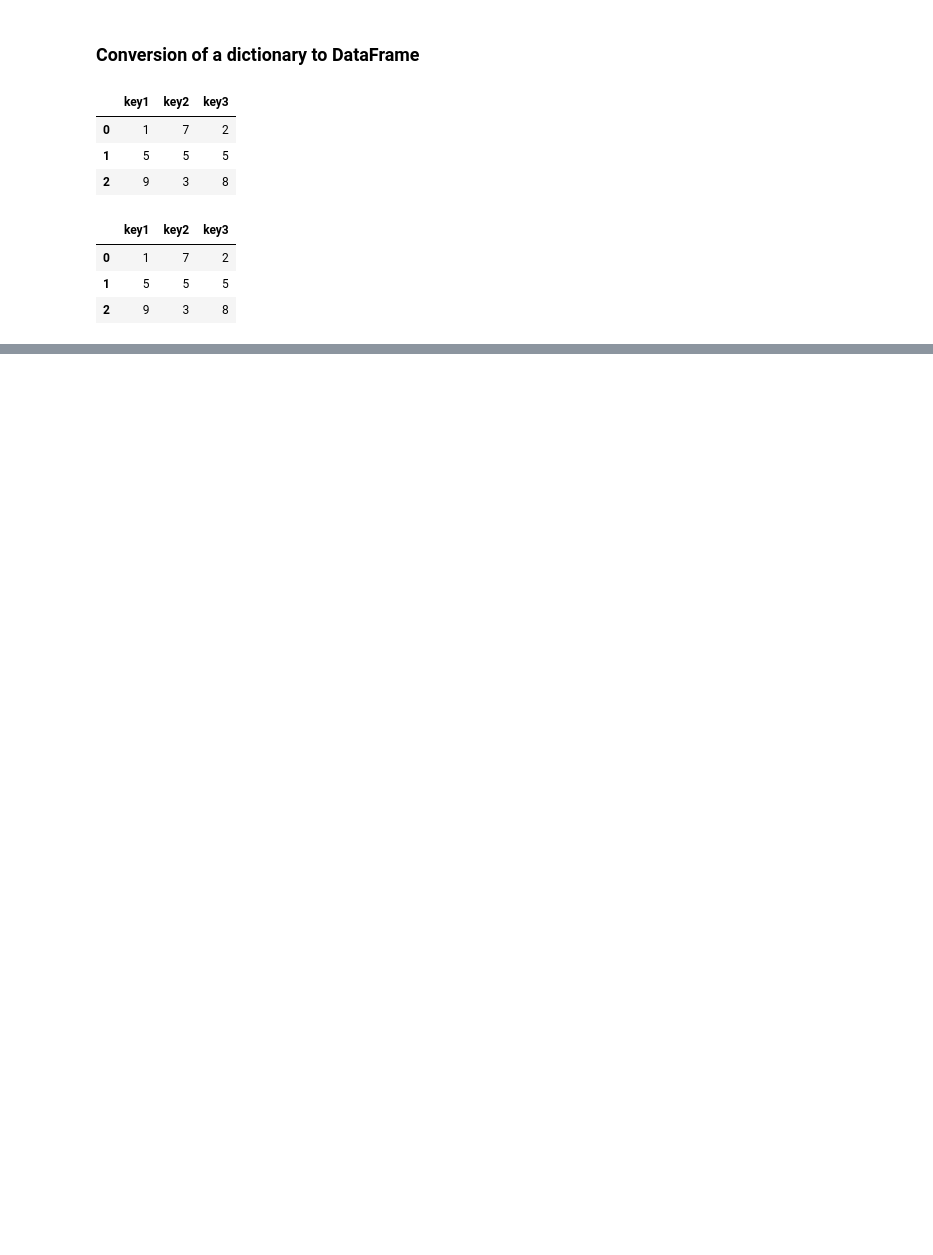
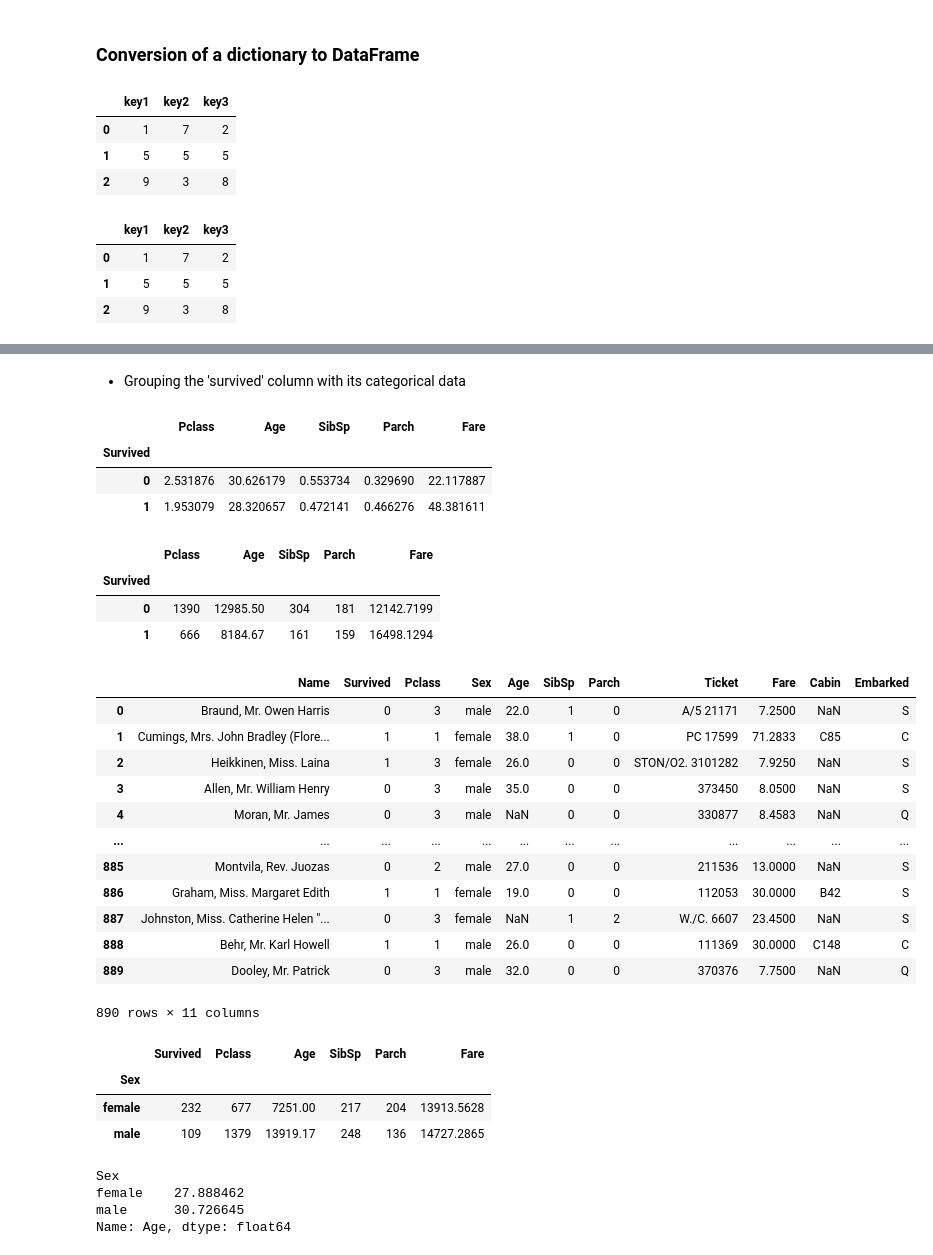
Before and after one commit to Gaurabh007/Python_Programming, a Jupyter notebook: Pandas/03_Pandas.ipynb, the cells around one changed output, grey strips where cells are left out. Cells and saved outputs as stored; diff of their text form; code cells hidden in the pictures; blank space fills up the shorter version.

```diff
--- a/Pandas/03_Pandas.ipynb
+++ b/Pandas/03_Pandas.ipynb
@@ -257,0 +334,50 @@ pd.DataFrame(d1)
+# %% [markdown]
+* Grouping the 'survived' column with its categorical data
+# %%
+# Split the data based on survived and death
+df.groupby('Survived').mean()
+# %% [output]
+|  | Pclass | Age | SibSp | Parch | Fare |
+| Survived |  |  |  |  |  |
+| 0 | 2.531876 | 30.626179 | 0.553734 | 0.329690 | 22.117887 |
+| 1 | 1.953079 | 28.320657 | 0.472141 | 0.466276 | 48.381611 |
+# %%
+# Total fare paid by those ppl who have died and who have survived
+df.groupby('Survived').sum()
+# %% [output]
+|  | Pclass | Age | SibSp | Parch | Fare |
+| Survived |  |  |  |  |  |
+| 0 | 1390 | 12985.50 | 304 | 181 | 12142.7199 |
+| 1 | 666 | 8184.67 | 161 | 159 | 16498.1294 |
+# %%
+df
+# %% [output]
+|  | Name | Survived | Pclass | Sex | Age | SibSp | Parch | Ticket | Fare | Cabin | Embarked |
+| 0 | Braund, Mr. Owen Harris | 0 | 3 | male | 22.0 | 1 | 0 | A/5 21171 | 7.2500 | NaN | S |
+| 1 | Cumings, Mrs. John Bradley (Flore... | 1 | 1 | female | 38.0 | 1 | 0 | PC 17599 | 71.2833 | C85 | C |
+| 2 | Heikkinen, Miss. Laina | 1 | 3 | female | 26.0 | 0 | 0 | STON/O2. 3101282 | 7.9250 | NaN | S |
+| 3 | Allen, Mr. William Henry | 0 | 3 | male | 35.0 | 0 | 0 | 373450 | 8.0500 | NaN | S |
+| 4 | Moran, Mr. James | 0 | 3 | male | NaN | 0 | 0 | 330877 | 8.4583 | NaN | Q |
+| ... | ... | ... | ... | ... | ... | ... | ... | ... | ... | ... | ... |
+| 885 | Montvila, Rev. Juozas | 0 | 2 | male | 27.0 | 0 | 0 | 211536 | 13.0000 | NaN | S |
+| 886 | Graham, Miss. Margaret Edith | 1 | 1 | female | 19.0 | 0 | 0 | 112053 | 30.0000 | B42 | S |
+| 887 | Johnston, Miss. Catherine Helen "... | 0 | 3 | female | NaN | 1 | 2 | W./C. 6607 | 23.4500 | NaN | S |
+| 888 | Behr, Mr. Karl Howell | 1 | 1 | male | 26.0 | 0 | 0 | 111369 | 30.0000 | C148 | C |
+| 889 | Dooley, Mr. Patrick | 0 | 3 | male | 32.0 | 0 | 0 | 370376 | 7.7500 | NaN | Q |
+890 rows × 11 columns
+# %%
+# Grouping based on Sex
+df.groupby('Sex').sum()
+# %% [output]
+|  | Survived | Pclass | Age | SibSp | Parch | Fare |
+| Sex |  |  |  |  |  |  |
+| female | 232 | 677 | 7251.00 | 217 | 204 | 13913.5628 |
+| male | 109 | 1379 | 13919.17 | 248 | 136 | 14727.2865 |
+# %%
+# Average age of male and female
+df.groupby('Sex').mean()['Age']
+# %% [output]
+Sex
+female    27.888462
+male      30.726645
+Name: Age, dtype: float64
```
Also changed, not shown: parts of 45 cells of this notebook.
